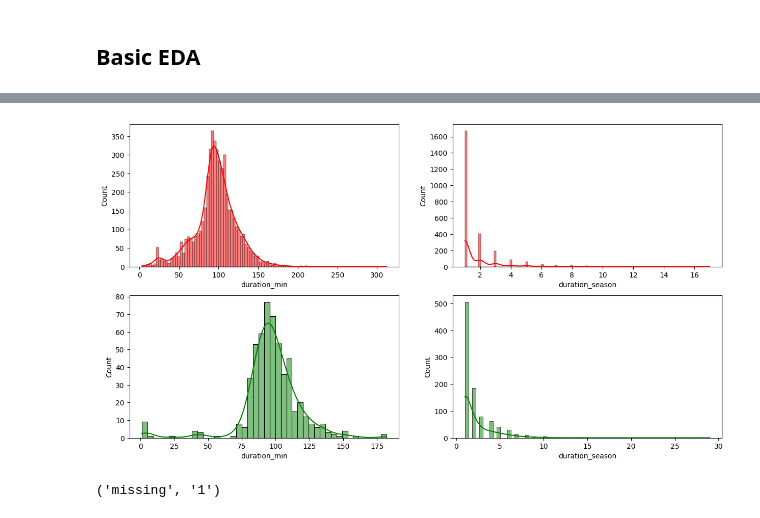
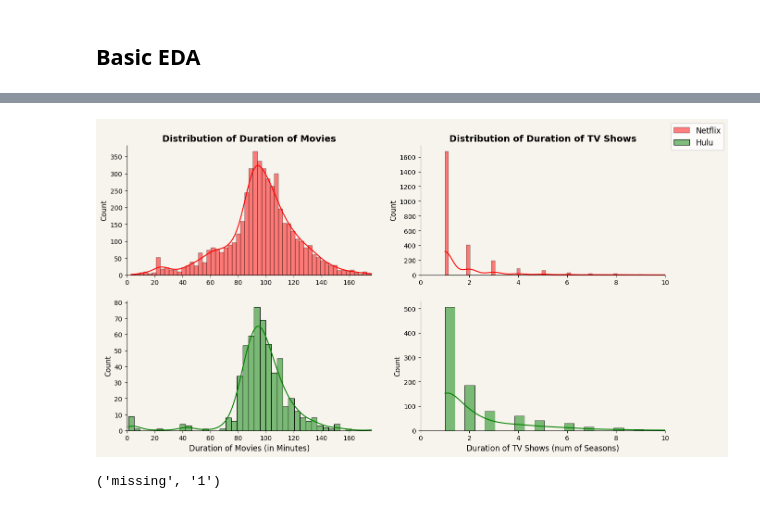
Before and after one commit to RickyMiura/Netflix-Hulu-EDA, a Jupyter notebook: plotting_gopi.ipynb, the cells around one changed output, grey strips where cells are left out. Saved outputs shown, nothing was run; the diff lists cells and outputs as text; code cells hidden in the pictures.

```diff
--- a/plotting_gopi.ipynb
+++ b/plotting_gopi.ipynb
@@ -83,16 +123,50 @@ hulu['duration_min'].replace('missing', np.nan, inplace=True)
 # %%
 hulu['duration_min'] = hulu['duration_min'].astype(float)
 hulu['duration_season'] = hulu['duration_season'].astype(float)
-# %%
-fig, ax = plt.subplots(2,2,figsize=(15,8))
-sns.histplot(netflix['duration_min'], label='Netflix Movie', ax=ax[0][0], color='red', kde=True)
-sns.histplot(netflix['duration_season'], label='Netflix TV Show', ax=ax[0][1], color='red', kde=True)
-sns.histplot(hulu['duration_min'], label='Hulu Movie', ax=ax[1][0], color='green', kde=True)
-sns.histplot(hulu['duration_season'], label='Hulu TV Show', ax=ax[1][1], color='green', kde=True)
-
-plt.show()
-# %% [output]
-[figure, removed]
+# %%
+fig, ax = plt.subplots(2,2,figsize=(15,8))
+sns.histplot(netflix['duration_min'], label='Netflix', ax=ax[0][0], color='red', kde=True)
+sns.histplot(netflix['duration_season'], ax=ax[0][1], color='red', kde=True)
+sns.histplot(hulu['duration_min'], label='Hulu', ax=ax[1][0], color='green', kde=True)
+sns.histplot(hulu['duration_season'], ax=ax[1][1], color='green', kde=True)
+
+ax[0][0].set_xlim(0,176)
+ax[1][0].set_xlim(0,176)
+ax[0][1].set_xlim(0,10)
+ax[1][1].set_xlim(0,10)
+
+ax[0][0].set_xlabel(None)
+ax[1][0].set_xlabel("Duration of Movies (in Minutes)", fontsize=12)
+ax[0][1].set_xlabel(None)
+ax[1][1].set_xlabel("Duration of TV Shows (num of Seasons)", fontsize=12)
+ax[0][0].set_ylabel("Count", fontsize=11)
+ax[1][0].set_ylabel("Count", fontsize=11)
+ax[0][1].set_ylabel("Count", fontsize=11)
+ax[1][1].set_ylabel("Count", fontsize=11)
+
+fig.legend(loc='upper right', bbox_to_anchor=(0.99, 0.95), fontsize=12)
+ax[0][0].set_title("Distribution of Duration of Movies", fontsize=14, fontweight='bold')
+ax[0][1].set_title("Distribution of Duration of TV Shows", fontsize=14, fontweight='bold')
+
+ax[0][0].spines['top'].set_visible(False)
+ax[0][1].spines['top'].set_visible(False)
+ax[1][0].spines['top'].set_visible(False)
+ax[1][1].spines['top'].set_visible(False)
+ax[0][0].spines['right'].set_visible(False)
+ax[0][1].spines['right'].set_visible(False)
+ax[1][0].spines['right'].set_visible(False)
+ax[1][1].spines['right'].set_visible(False)
+
+
+ax[0][0].set_facecolor(color='#f7f4ed')
+ax[0][1].set_facecolor(color='#f7f4ed')
+ax[1][0].set_facecolor(color='#f7f4ed')
+ax[1][1].set_facecolor(color='#f7f4ed')
+fig.patch.set_facecolor(color='#f7f4ed')
+
+plt.show()
+# %% [output]
+[figure, added]
 # %%
 max(hulu['duration_min']), min(hulu['duration_min'])
 # %% [output]
```
Also changed, not shown: parts of 23 cells of this notebook.
